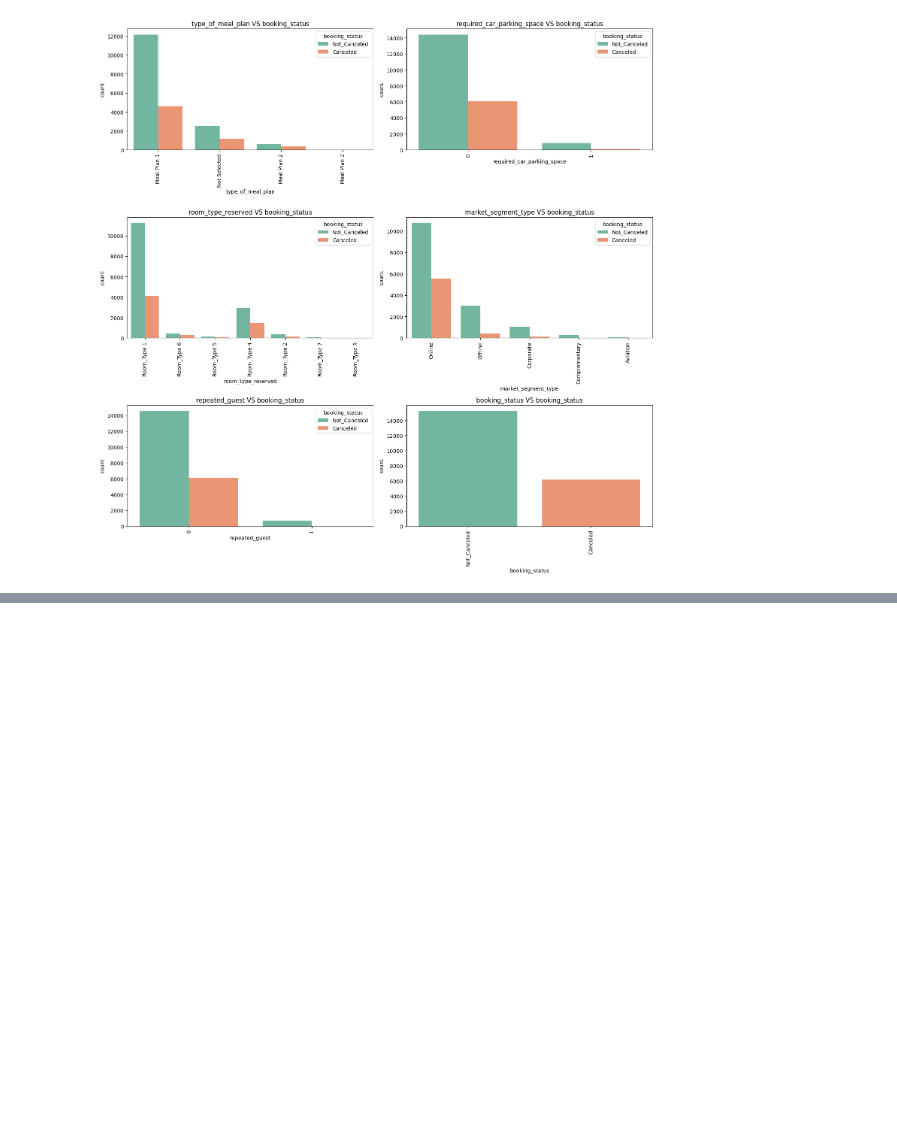
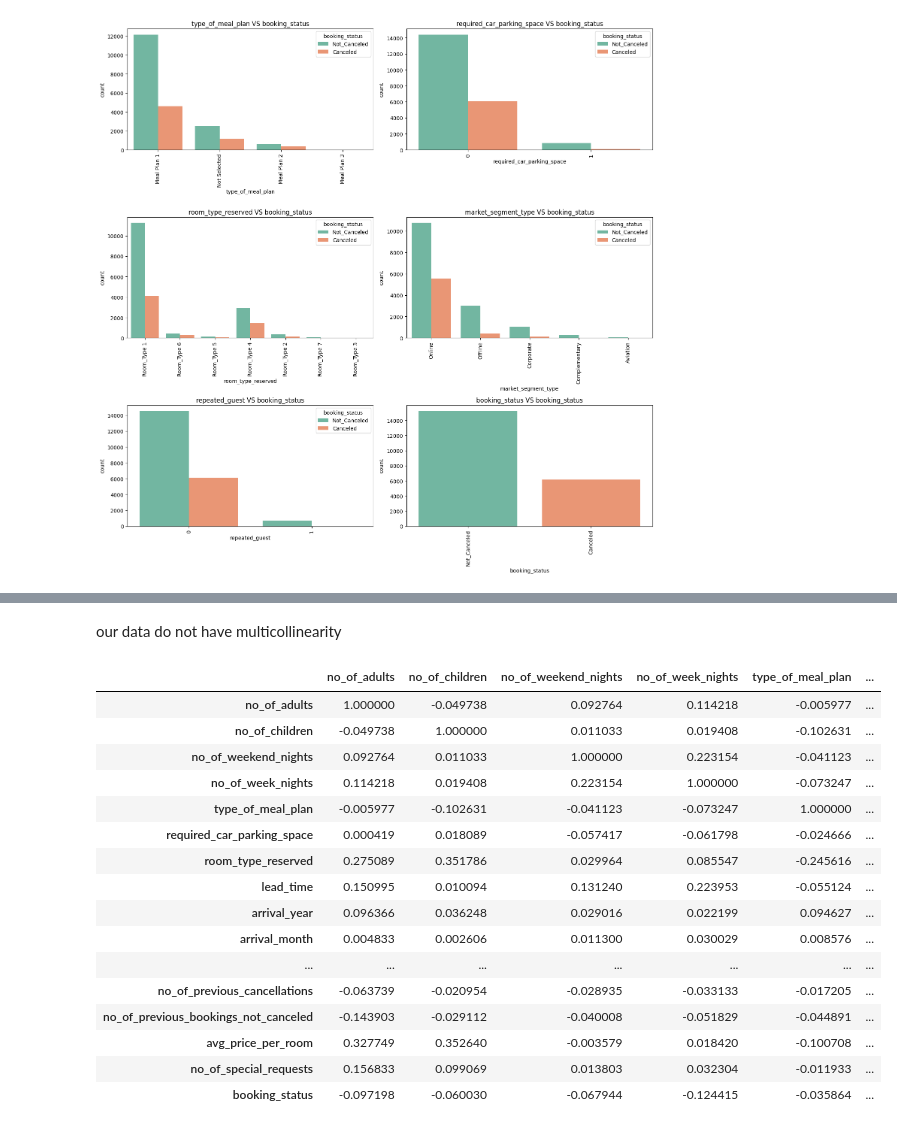
Before and after one commit to JV456/GuestGazer, a Jupyter notebook: notebook/notebook.ipynb, the cells around one changed output, grey strips where cells are left out. Saved outputs shown, nothing was run; the diff lists cells and outputs as text; code cells hidden in the pictures; blank space fills up the shorter version.

```diff
--- a/notebook/notebook.ipynb
+++ b/notebook/notebook.ipynb
@@ -224,0 +357,2 @@ plot_bivariate_cat(data, 'booking_status', cat_cols)
+# %% [markdown]
+our data do not have multicollinearity
@@ -224,0 +363,20 @@ plot_bivariate_cat(data, 'booking_status', cat_cols)
+# %%
+corr
+# %% [output]
+|  | no_of_adults | no_of_children | no_of_weekend_nights | no_of_week_nights | type_of_meal_plan | ... |
+| no_of_adults | 1.000000 | -0.049738 | 0.092764 | 0.114218 | -0.005977 | ... |
+| no_of_children | -0.049738 | 1.000000 | 0.011033 | 0.019408 | -0.102631 | ... |
+| no_of_weekend_nights | 0.092764 | 0.011033 | 1.000000 | 0.223154 | -0.041123 | ... |
+| no_of_week_nights | 0.114218 | 0.019408 | 0.223154 | 1.000000 | -0.073247 | ... |
+| type_of_meal_plan | -0.005977 | -0.102631 | -0.041123 | -0.073247 | 1.000000 | ... |
+| required_car_parking_space | 0.000419 | 0.018089 | -0.057417 | -0.061798 | -0.024666 | ... |
+| room_type_reserved | 0.275089 | 0.351786 | 0.029964 | 0.085547 | -0.245616 | ... |
+| lead_time | 0.150995 | 0.010094 | 0.131240 | 0.223953 | -0.055124 | ... |
+| arrival_year | 0.096366 | 0.036248 | 0.029016 | 0.022199 | 0.094627 | ... |
+| arrival_month | 0.004833 | 0.002606 | 0.011300 | 0.030029 | 0.008576 | ... |
+| ... | ... | ... | ... | ... | ... | ... |
+| no_of_previous_cancellations | -0.063739 | -0.020954 | -0.028935 | -0.033133 | -0.017205 | ... |
+| no_of_previous_bookings_not_canceled | -0.143903 | -0.029112 | -0.040008 | -0.051829 | -0.044891 | ... |
+| avg_price_per_room | 0.327749 | 0.352640 | -0.003579 | 0.018420 | -0.100708 | ... |
+| no_of_special_requests | 0.156833 | 0.099069 | 0.013803 | 0.032304 | -0.011933 | ... |
+| booking_status | -0.097198 | -0.060030 | -0.067944 | -0.124415 | -0.035864 | ... |
```
Also changed, not shown: parts of 52 cells of this notebook, 5 other files.
